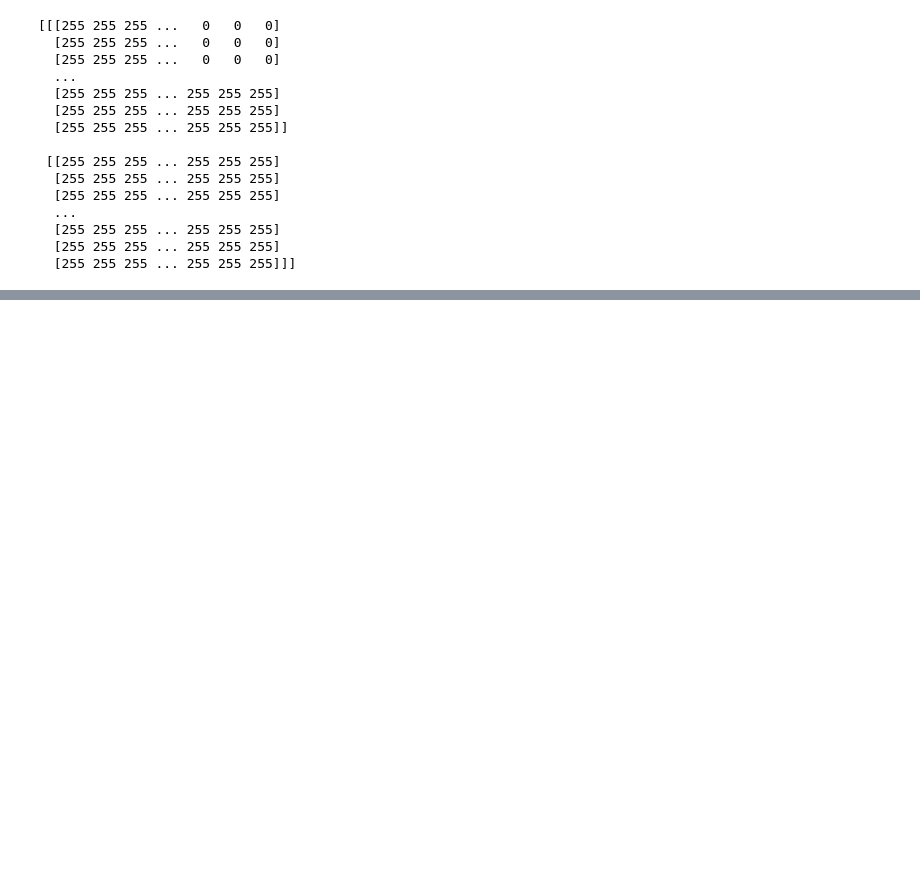
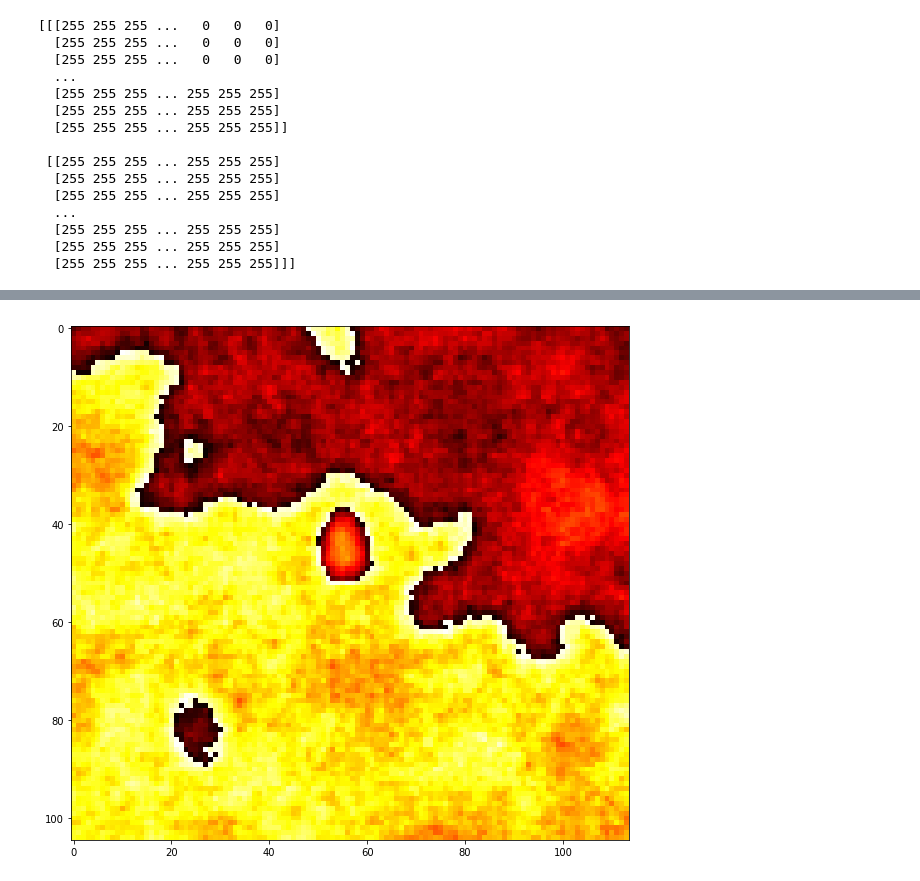
Before and after one commit to satyajitghana/MachineLearningProjects, a Jupyter notebook: BreastCancerDetection/MedicalFeatureExtraction.ipynb, the cells around one changed output, grey strips where cells are left out. Saved outputs shown, nothing was run; the diff lists cells and outputs as text; code cells hidden in the pictures; blank space fills up the shorter version.

```diff
--- a/BreastCancerDetection/MedicalFeatureExtraction.ipynb
+++ b/BreastCancerDetection/MedicalFeatureExtraction.ipynb
@@ -527,0 +544,8 @@ print(sarraster)
+# %%
+gauss_highpass = crp_img - lowpass
+lowpass = ndimage.gaussian_filter(gauss_highpass, 3)
+plt.figure(figsize=(10, 10))
+plt.imshow(gauss_highpass[:,:,0], cmap='hot')
+plt.show()
+# %% [output]
+[figure, added]
```
Also changed, not shown: parts of 3 cells of this notebook, 15 other files.
